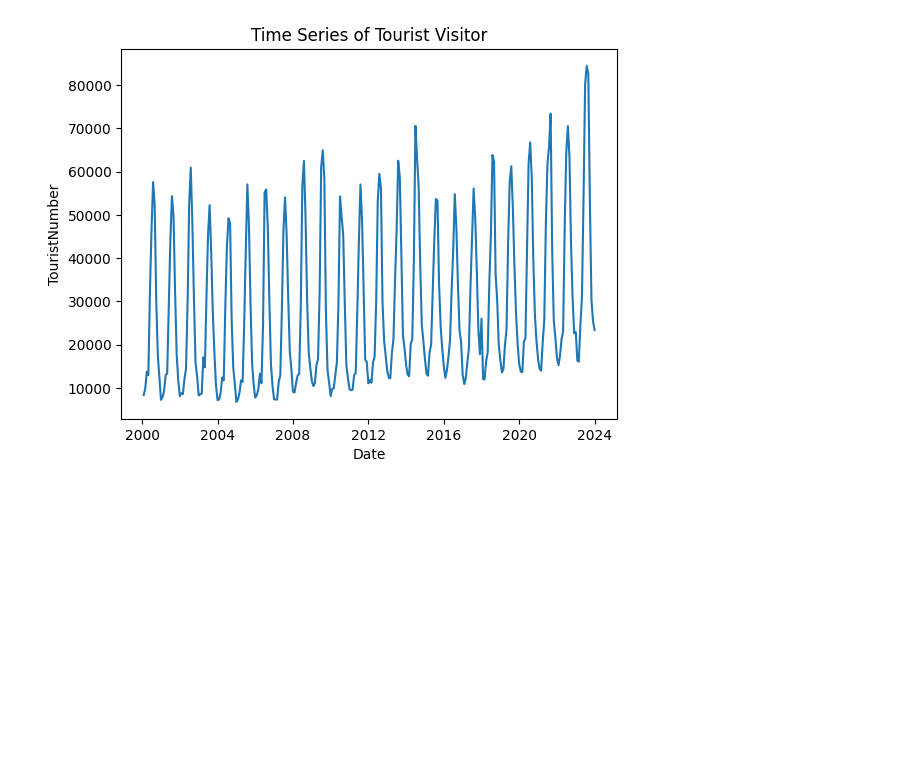
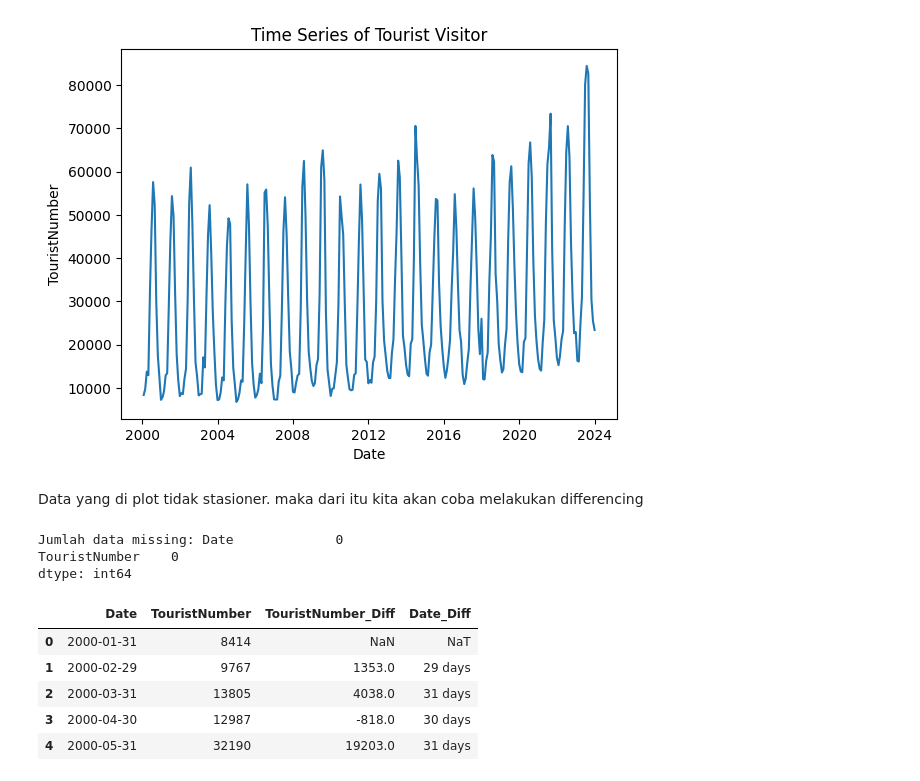
Before and after one commit to Ardavaa/time-series-tourist-visitors, a Jupyter notebook: main.ipynb, the cells around one changed output. Saved outputs shown, nothing was run; the diff lists cells and outputs as text; code cells hidden in the pictures; blank space fills up the shorter version.

```diff
--- a/main.ipynb
+++ b/main.ipynb
@@ -37,3 +56,27 @@ plt.title('Time Series of Tourist Visitor')
 plt.show()
 # %% [output]
 [figure]
+# %% [markdown]
+Data yang di plot tidak stasioner. maka dari itu kita akan coba melakukan differencing
+# %%
+print(f'Jumlah data missing: {df.isna().sum()}')
+# %% [output]
+Jumlah data missing: Date             0
+TouristNumber    0
+dtype: int64
+# %%
+# Melakukan differencing pada kolom TouristNumber (Order 1)
+df['TouristNumber_Diff'] = df['TouristNumber'].diff()
+
+# Melakukan differencing pada kolom Date (akan menghasilkan selisih waktu/Timedelta)
+df['Date_Diff'] = df['Date'].diff()
+
+# Menampilkan data setelah differencing
+df.head()
+# %% [output]
+|  | Date | TouristNumber | TouristNumber_Diff | Date_Diff |
+| 0 | 2000-01-31 | 8414 | NaN | NaT |
+| 1 | 2000-02-29 | 9767 | 1353.0 | 29 days |
+| 2 | 2000-03-31 | 13805 | 4038.0 | 31 days |
+| 3 | 2000-04-30 | 12987 | -818.0 | 30 days |
+| 4 | 2000-05-31 | 32190 | 19203.0 | 31 days |
```
Also changed, not shown: parts of 12 cells of this notebook.
